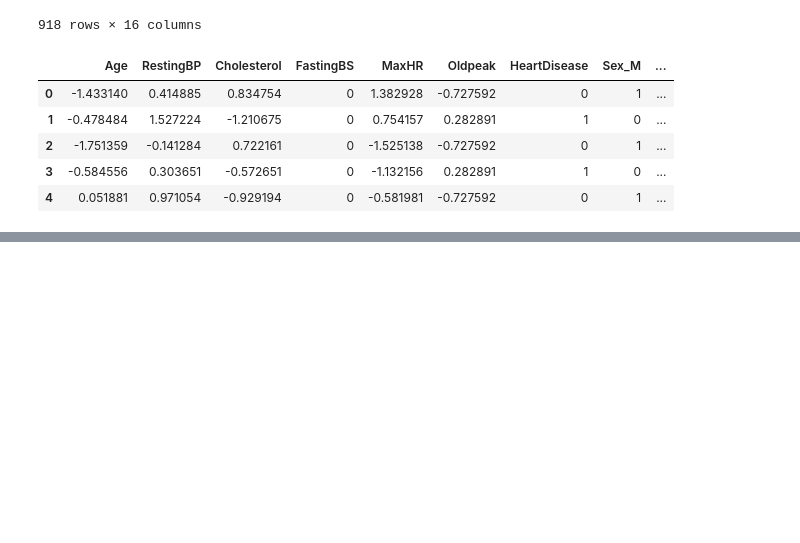
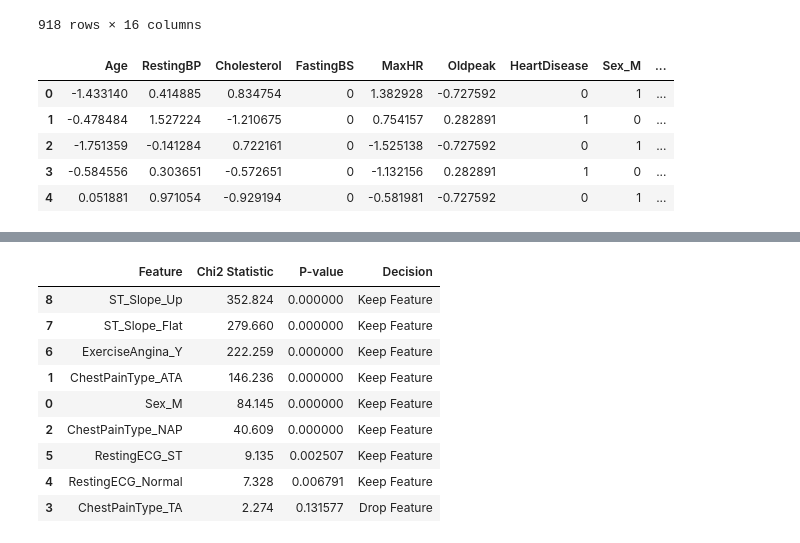
Before and after one commit to Siddu0753/Heart-Disease-Analysis-ML, a Jupyter notebook: Analysis.ipynb, the cells around one changed output, grey strips where cells are left out. Drawn from its saved outputs; the diff is of its cells as text; code cells hidden in the pictures; blank space fills up the shorter version.

```diff
--- a/Analysis.ipynb
+++ b/Analysis.ipynb
@@ -279,0 +319,51 @@ df_encode.head()
+# %%
+# List of all encoded categorical features
+
+cat_features = [
+    'Sex_M',
+    'ChestPainType_ATA',
+    'ChestPainType_NAP',
+    'ChestPainType_TA',
+    'RestingECG_Normal',
+    'RestingECG_ST',
+    'ExerciseAngina_Y',
+    'ST_Slope_Flat',
+    'ST_Slope_Up'
+]
+# %%
+# Significance Level
+from scipy.stats import chi2_contingency
+
+alpha=0.05
+
+results=[]
+
+for col in cat_features:
+
+    contingency=pd.crosstab(df_encode[col],df_encode['HeartDisease'])
+
+    chi2,p,dof,expected=chi2_contingency(contingency)
+
+    decision="Keep Feature" if p<alpha else "Drop Feature"
+
+    results.append({
+        "Feature":col,
+        "Chi2 Statistic":round(chi2,3),
+        "P-value":round(p,6),
+        "Decision":decision
+    })
+
+chi_df=pd.DataFrame(results)
+
+chi_df.sort_values("Chi2 Statistic",ascending=False)
+# %% [output]
+|  | Feature | Chi2 Statistic | P-value | Decision |
+| 8 | ST_Slope_Up | 352.824 | 0.000000 | Keep Feature |
+| 7 | ST_Slope_Flat | 279.660 | 0.000000 | Keep Feature |
+| 6 | ExerciseAngina_Y | 222.259 | 0.000000 | Keep Feature |
+| 1 | ChestPainType_ATA | 146.236 | 0.000000 | Keep Feature |
+| 0 | Sex_M | 84.145 | 0.000000 | Keep Feature |
+| 2 | ChestPainType_NAP | 40.609 | 0.000000 | Keep Feature |
+| 5 | RestingECG_ST | 9.135 | 0.002507 | Keep Feature |
+| 4 | RestingECG_Normal | 7.328 | 0.006791 | Keep Feature |
+| 3 | ChestPainType_TA | 2.274 | 0.131577 | Drop Feature |
```
Also changed, not shown: parts of 6 cells of this notebook, 1 other file.
